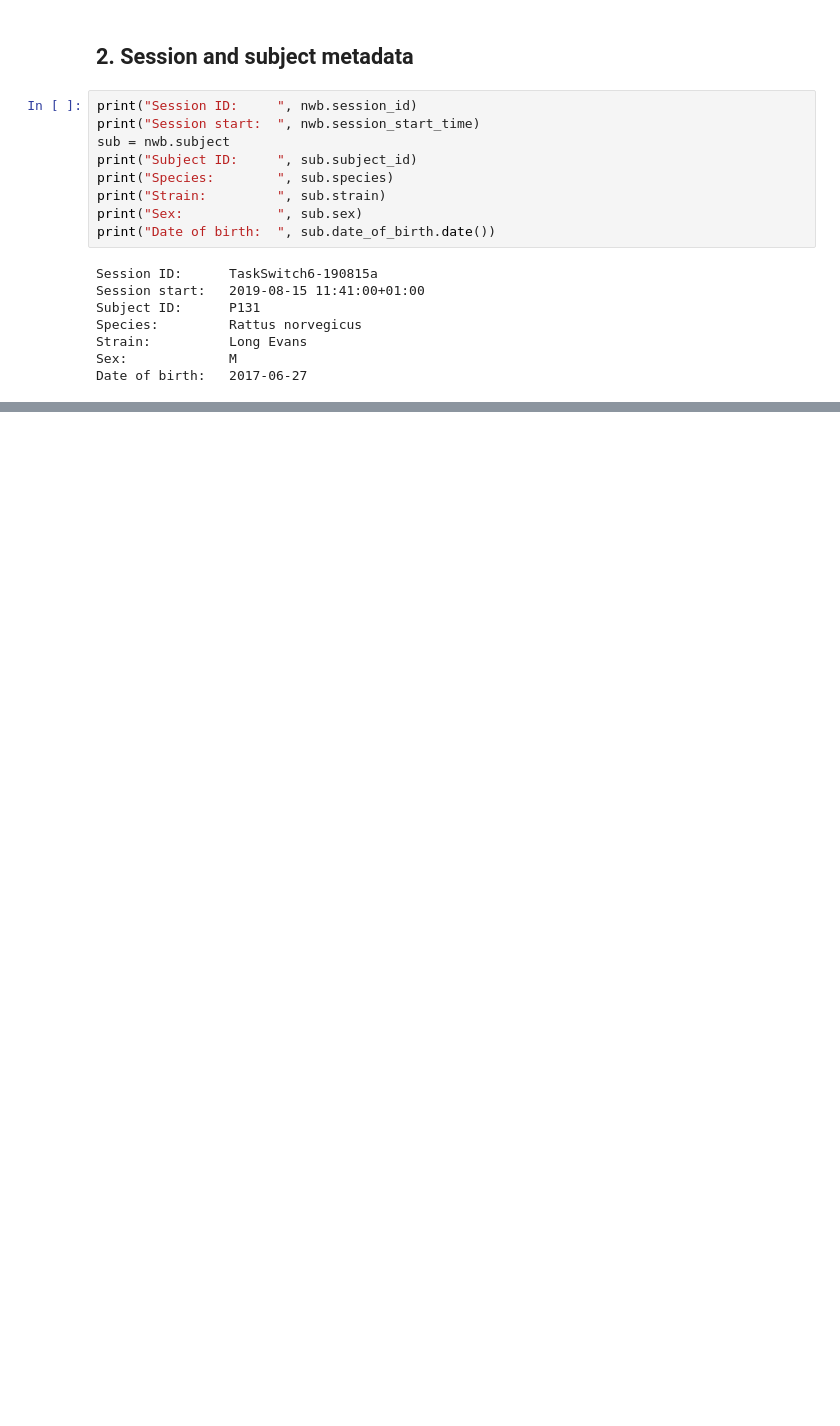
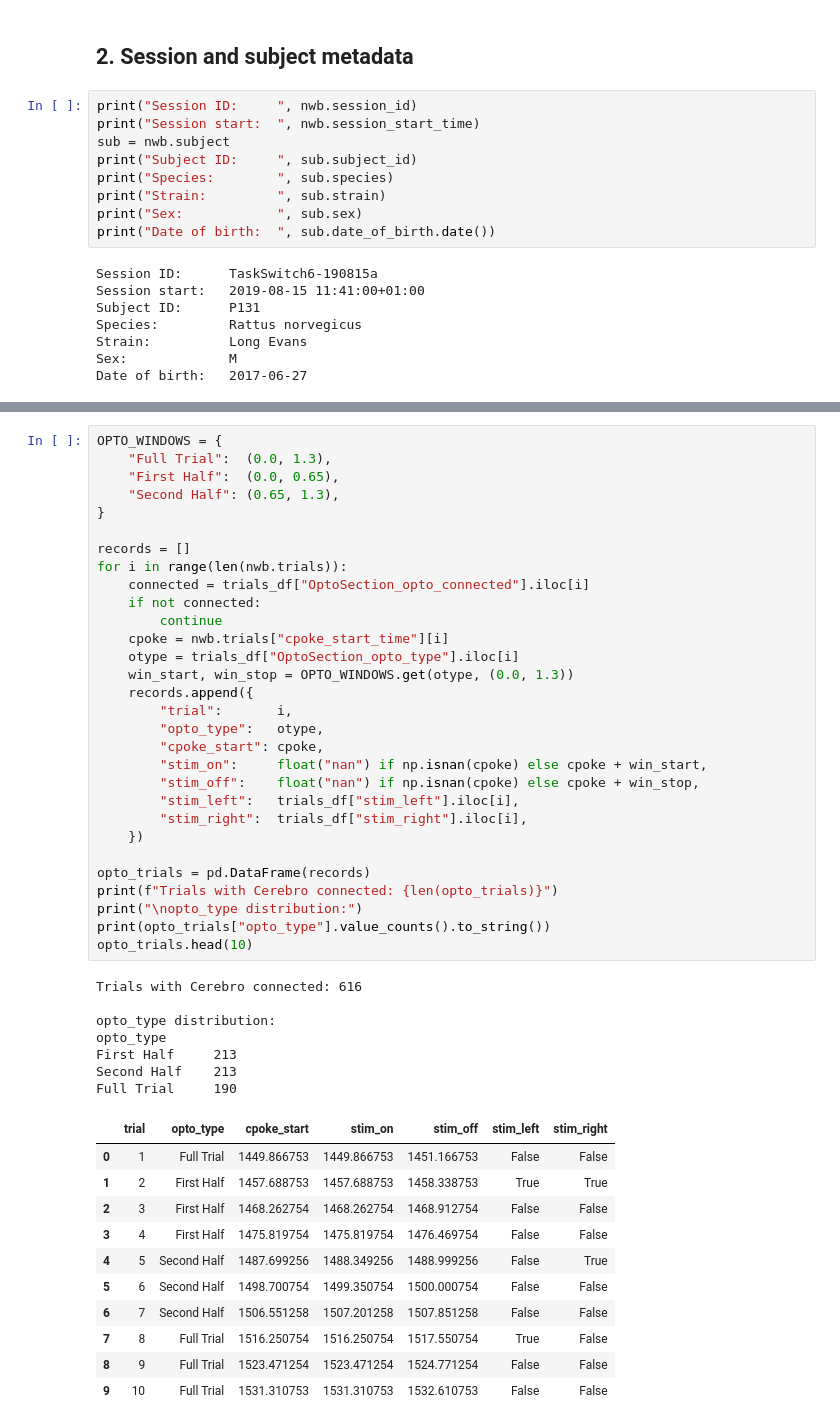
Before and after one commit to dandi/example-notebooks, a Jupyter notebook: 001550/PaganLab/02_optogenetics_demo.ipynb, the cells around one changed output, grey strips where cells are left out. Saved outputs shown, nothing was run; the diff lists cells and outputs as text; blank space fills up the shorter version.

```diff
--- a/001550/PaganLab/02_optogenetics_demo.ipynb
+++ b/001550/PaganLab/02_optogenetics_demo.ipynb
@@ -307,0 +273,49 @@ Full Trial (1300 ms)    190
+# %%
+OPTO_WINDOWS = {
+    "Full Trial":  (0.0, 1.3),
+    "First Half":  (0.0, 0.65),
+    "Second Half": (0.65, 1.3),
+}
+
+records = []
+for i in range(len(nwb.trials)):
+    connected = trials_df["OptoSection_opto_connected"].iloc[i]
+    if not connected:
+        continue
+    cpoke = nwb.trials["cpoke_start_time"][i]
+    otype = trials_df["OptoSection_opto_type"].iloc[i]
+    win_start, win_stop = OPTO_WINDOWS.get(otype, (0.0, 1.3))
+    records.append({
+        "trial":       i,
+        "opto_type":   otype,
+        "cpoke_start": cpoke,
+        "stim_on":     float("nan") if np.isnan(cpoke) else cpoke + win_start,
+        "stim_off":    float("nan") if np.isnan(cpoke) else cpoke + win_stop,
+        "stim_left":   trials_df["stim_left"].iloc[i],
+        "stim_right":  trials_df["stim_right"].iloc[i],
+    })
+
+opto_trials = pd.DataFrame(records)
+print(f"Trials with Cerebro connected: {len(opto_trials)}")
+print("\nopto_type distribution:")
+print(opto_trials["opto_type"].value_counts().to_string())
+opto_trials.head(10)
+# %% [output]
+Trials with Cerebro connected: 616
+
+opto_type distribution:
+opto_type
+First Half     213
+Second Half    213
+Full Trial     190
+|  | trial | opto_type | cpoke_start | stim_on | stim_off | stim_left | stim_right |
+| 0 | 1 | Full Trial | 1449.866753 | 1449.866753 | 1451.166753 | False | False |
+| 1 | 2 | First Half | 1457.688753 | 1457.688753 | 1458.338753 | True | True |
+| 2 | 3 | First Half | 1468.262754 | 1468.262754 | 1468.912754 | False | False |
+| 3 | 4 | First Half | 1475.819754 | 1475.819754 | 1476.469754 | False | False |
+| 4 | 5 | Second Half | 1487.699256 | 1488.349256 | 1488.999256 | False | True |
+| 5 | 6 | Second Half | 1498.700754 | 1499.350754 | 1500.000754 | False | False |
+| 6 | 7 | Second Half | 1506.551258 | 1507.201258 | 1507.851258 | False | False |
+| 7 | 8 | Full Trial | 1516.250754 | 1516.250754 | 1517.550754 | True | False |
+| 8 | 9 | Full Trial | 1523.471254 | 1523.471254 | 1524.771254 | False | False |
+| 9 | 10 | Full Trial | 1531.310753 | 1531.310753 | 1532.610753 | False | False |
```
Also changed, not shown: parts of 20 cells of this notebook.
